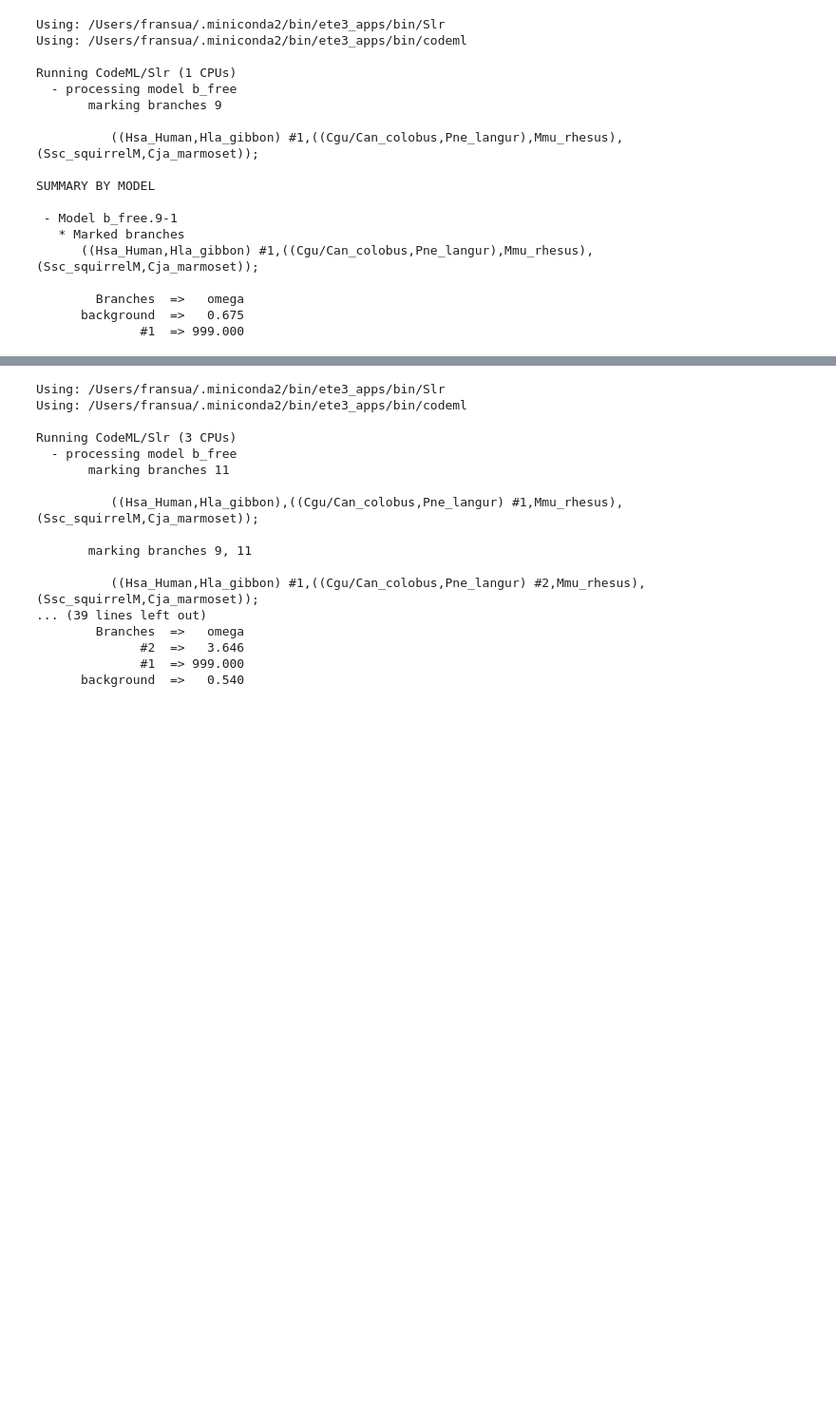
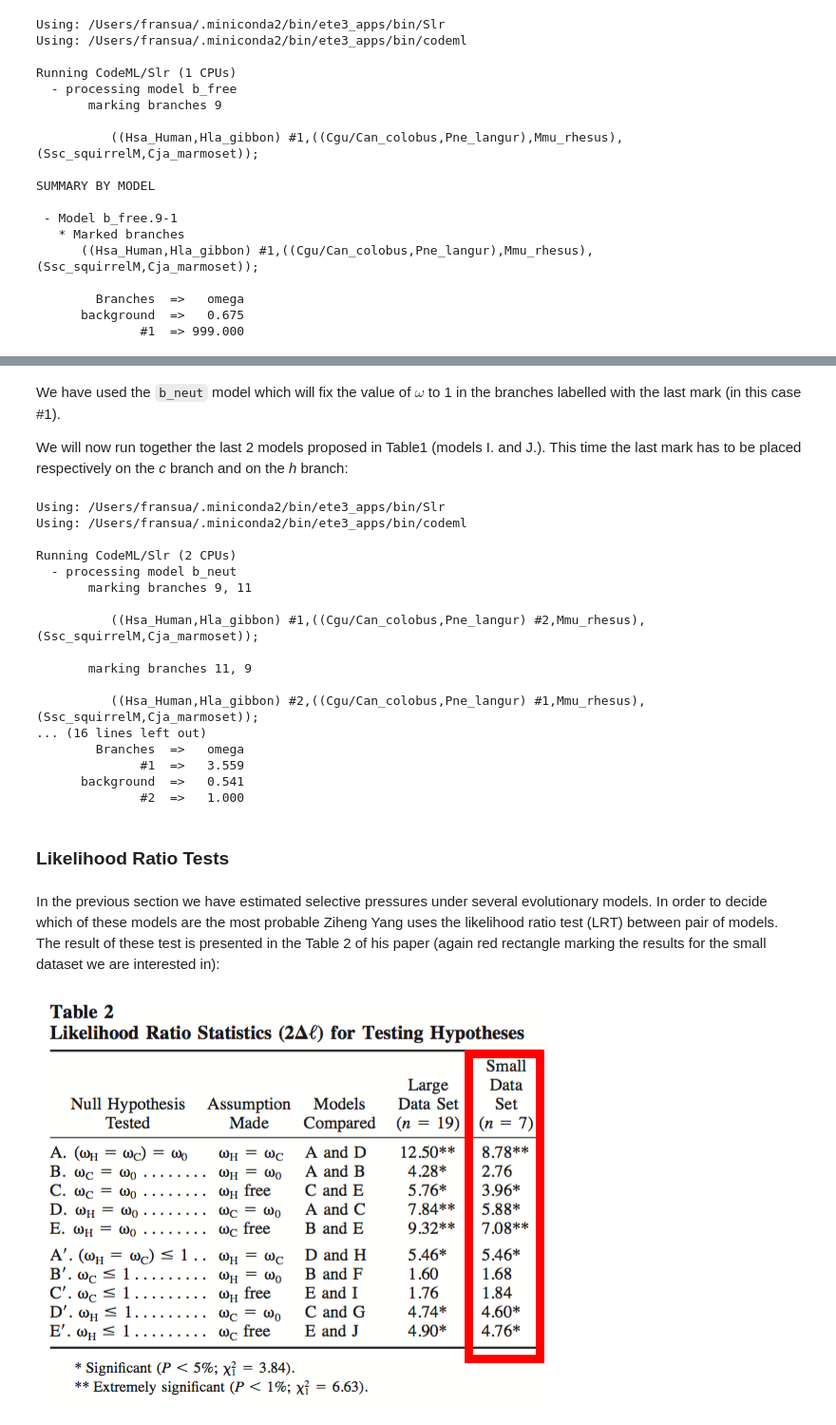
Before and after one commit to etetoolkit/cookbook, a Jupyter notebook: recipes/ete_evol_lysozyme.ipynb, the cells around one changed output, grey strips where cells are left out. Shown at 95% size. Saved outputs shown, nothing was run; the diff lists cells and outputs as text; code cells hidden in the pictures; blank space fills up the shorter version.

```diff
--- a/recipes/ete_evol_lysozyme.ipynb
+++ b/recipes/ete_evol_lysozyme.ipynb
@@ -262,23 +318,36 @@ bash: line 2: 18566 Segmentation fault: 11  ete3 evol -t data/lysozyme/lysozymeS
+# %% [markdown]
+We have used the `b_neut` model which will fix the value of $\omega$ to 1 in the branches labelled with the last mark (in this case #1).
+
+We will now run together the last 2 models proposed in Table1 (models I. and J.). This time the last mark has to be placed respectively on the *c* branch and on the *h* branch:
 # %%
 %%bash
-ete3 evol -t data/lysozyme/lysozymeSmall.trees --alg data/lysozyme/lysozymeSmall.txt --model b_free --clear_all --cpu 3 \
---interactive \
---mark Hsa_Human,,Hla_gibbon,Pne_langur,,Cgu/Can_colobus Pne_langur,,Cgu/Can_colobus Hsa_Human,,Hla_gibbon=Pne_langur,,Cgu/Can_colobus
+ete3 evol -t data/lysozyme/lysozymeSmall.trees --alg data/lysozyme/lysozymeSmall.txt --model b_neut --clear_all \
+--clear_tree --cpu 2 \
+--mark Hsa_Human,,Hla_gibbon,Pne_langur,,Cgu/Can_colobus Pne_langur,,Cgu/Can_colobus,Hsa_Human,,Hla_gibbon
 # %% [output]
 Using: /Users/fransua/.miniconda2/bin/ete3_apps/bin/Slr
 Using: /Users/fransua/.miniconda2/bin/ete3_apps/bin/codeml
 
-Running CodeML/Slr (3 CPUs)
-  - processing model b_free
-       marking branches 11
-
-          ((Hsa_Human,Hla_gibbon),((Cgu/Can_colobus,Pne_langur) #1,Mmu_rhesus),(Ssc_squirrelM,Cja_marmoset));
-
+Running CodeML/Slr (2 CPUs)
+  - processing model b_neut
        marking branches 9, 11
 
           ((Hsa_Human,Hla_gibbon) #1,((Cgu/Can_colobus,Pne_langur) #2,Mmu_rhesus),(Ssc_squirrelM,Cja_marmoset));
-... (39 lines left out)
+
+       marking branches 11, 9
+
+          ((Hsa_Human,Hla_gibbon) #2,((Cgu/Can_colobus,Pne_langur) #1,Mmu_rhesus),(Ssc_squirrelM,Cja_marmoset));
+... (16 lines left out)
         Branches  =>   omega
-              #2  =>   3.646
-              #1  => 999.000
-      background  =>   0.540
+              #1  =>   3.559
+      background  =>   0.541
+              #2  =>   1.000
+# %% [markdown]
+### Likelihood Ratio Tests
+# %% [markdown]
+In the previous section we have estimated selective pressures under several evolutionary models. In order to decide which of these models are the most probable Ziheng Yang uses the likelihood ratio test (LRT) between pair of models. The result of these test is presented in the Table 2 of his paper (again red rectangle marking the results for the small dataset we are interested in):
+# %%
+from IPython.display import Image
+Image(filename='data/lysozyme/table2_paper.png')
+# %% [output]
+[figure, added]
```
Also changed, not shown: parts of 8 cells of this notebook, 3 other files.
